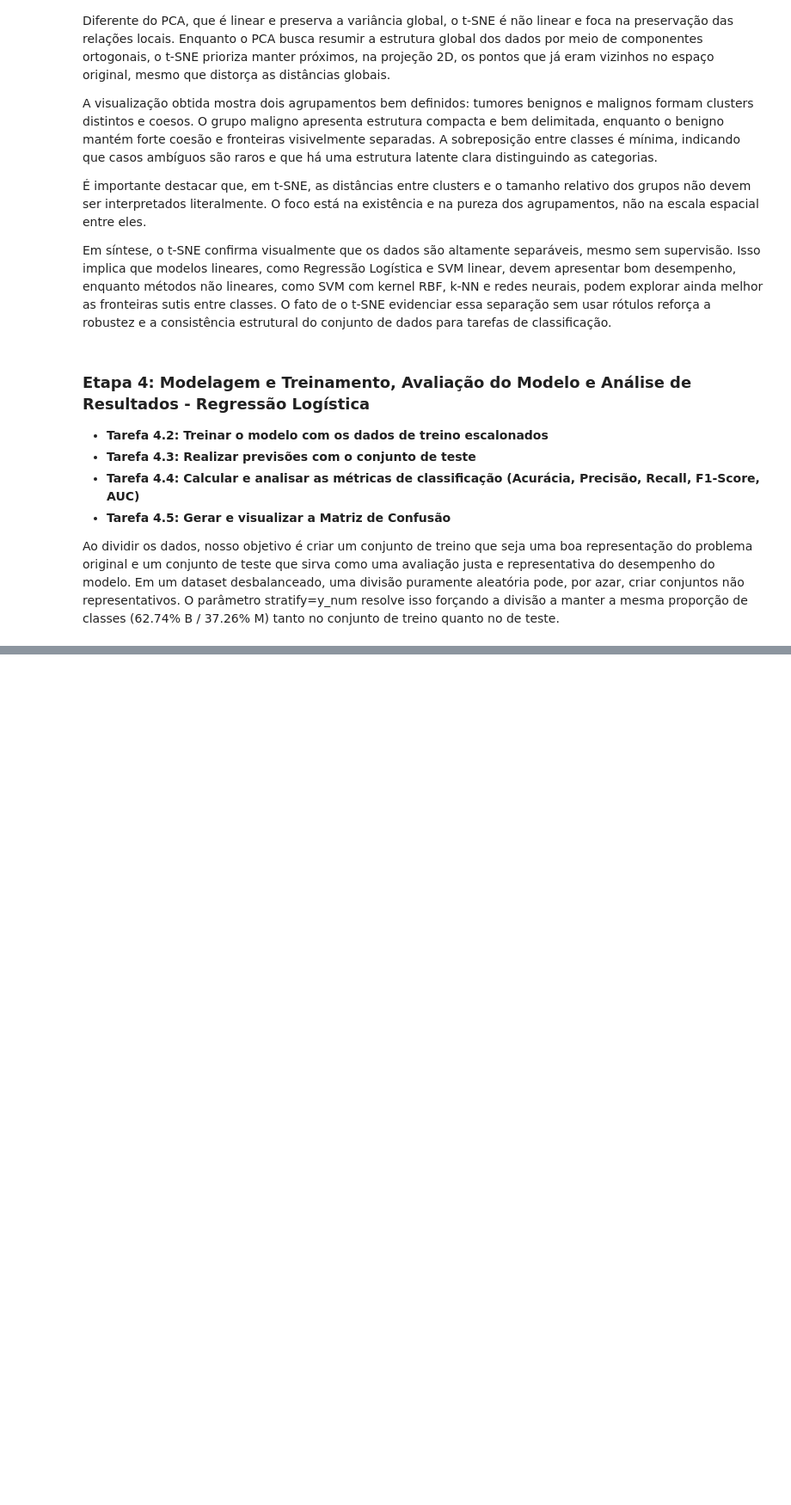
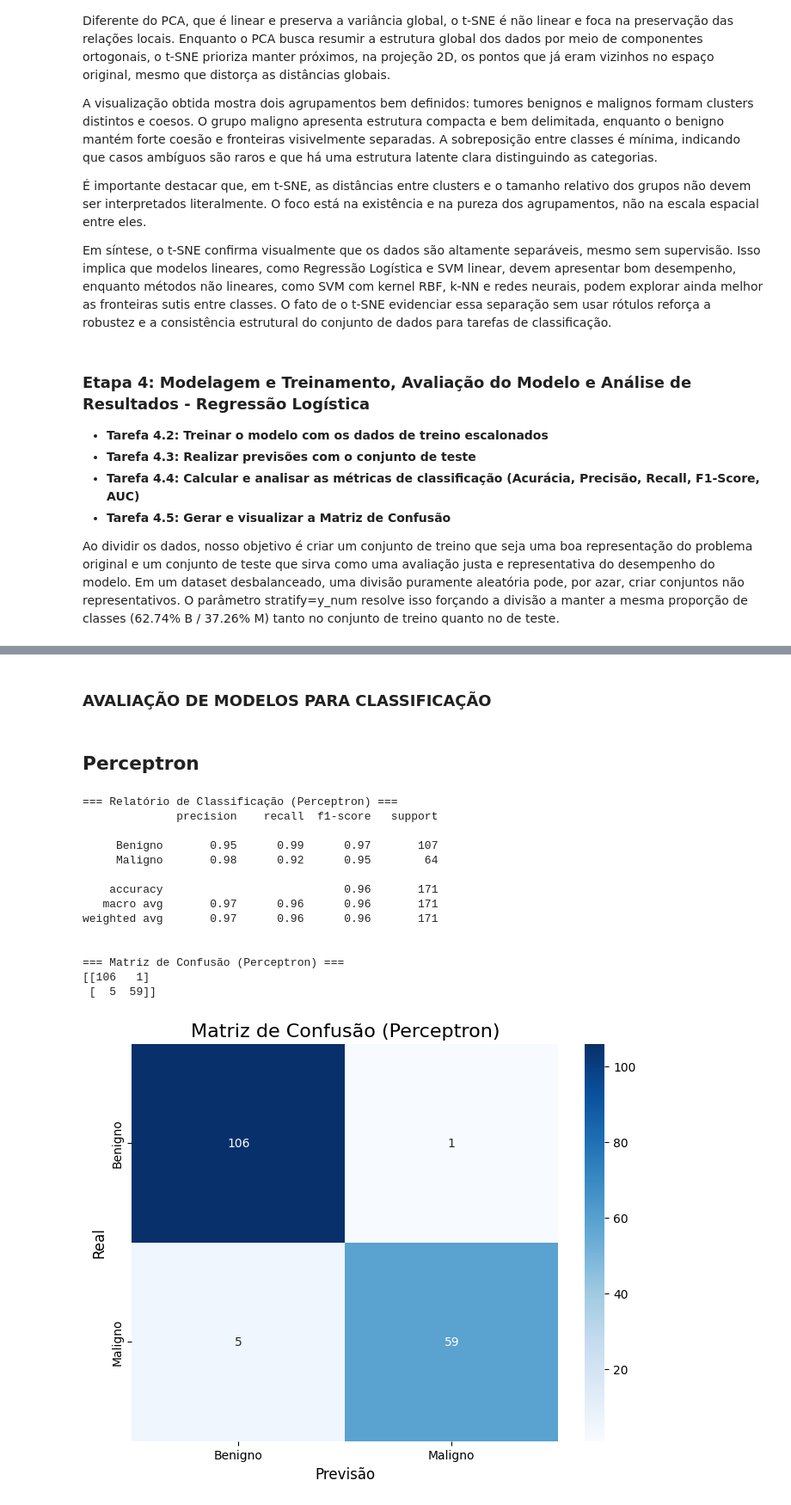
Before and after one commit to lincolngmc/caixaversogrupo5, a Jupyter notebook: ADA_projeto.ipynb, the cells around one changed output, grey strips where cells are left out. Shown at 86% size. Saved outputs shown, nothing was run; the diff lists cells and outputs as text; code cells hidden in the pictures; blank space fills up the shorter version.

```diff
--- a/ADA_projeto.ipynb
+++ b/ADA_projeto.ipynb
@@ -788,0 +860,53 @@ Ao dividir os dados, nosso objetivo é criar um conjunto de treino que seja uma
+# %% [markdown]
+### AVALIAÇÃO DE MODELOS PARA CLASSIFICAÇÃO
+# %% [markdown]
+## Perceptron
+# %%
+from sklearn.linear_model import Perceptron
+from sklearn.metrics import classification_report, confusion_matrix
+import seaborn as sns
+import matplotlib.pyplot as plt
+
+# 1. Instanciar o modelo Perceptron
+perceptron_model = Perceptron(random_state=42)
+
+# 2. Treinar o modelo Perceptron
+perceptron_model.fit(X_train_scaled, y_train_num)
+
+# 3. Realizar previsões nos dados de teste escalonados
+y_pred_perceptron_num = perceptron_model.predict(X_test_scaled)
+
+# 4. Imprimir o relatório de classificação
+print("=== Relatório de Classificação (Perceptron) ===")
+print(classification_report(y_test_num, y_pred_perceptron_num, target_names=['Benigno', 'Maligno']))
+
+# 5. Calcular a matriz de confusão
+cm_perceptron = confusion_matrix(y_test_num, y_pred_perceptron_num)
+
+# 6. Imprimir a matriz de confusão
+print("\n=== Matriz de Confusão (Perceptron) ===")
+print(cm_perceptron)
+
+# 7. Gerar e visualizar a Matriz de Confusão
+plt.figure(figsize=(8, 6))
+sns.heatmap(cm_perceptron, annot=True, fmt='d', cmap='Blues', xticklabels=['Benigno', 'Maligno'], yticklabels=['Benigno', 'Maligno'])
+plt.title('Matriz de Confusão (Perceptron)', fontsize=16)
+plt.xlabel('Previsão', fontsize=12)
+plt.ylabel('Real', fontsize=12)
+plt.show()
+# %% [output]
+=== Relatório de Classificação (Perceptron) ===
+              precision    recall  f1-score   support
+
+     Benigno       0.95      0.99      0.97       107
+     Maligno       0.98      0.92      0.95        64
+
+    accuracy                           0.96       171
+   macro avg       0.97      0.96      0.96       171
+weighted avg       0.97      0.96      0.96       171
+
+
+=== Matriz de Confusão (Perceptron) ===
+[[106   1]
+ [  5  59]]
+[figure, added]
```
Also changed, not shown: parts of 19 cells of this notebook.
